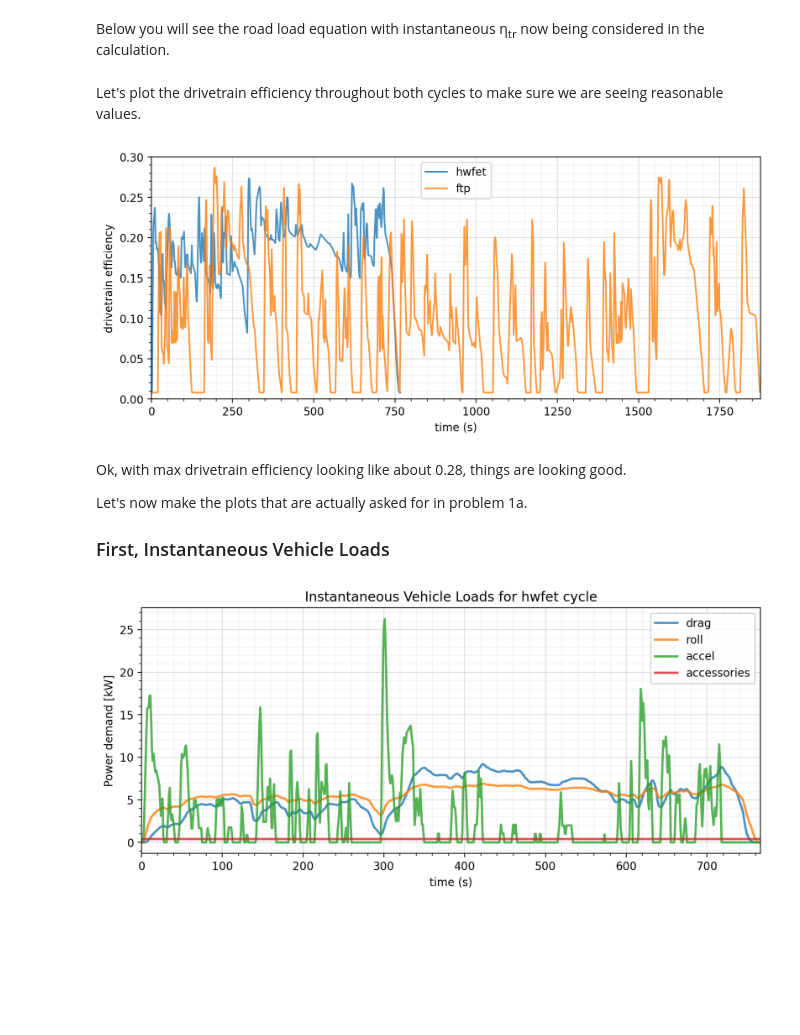
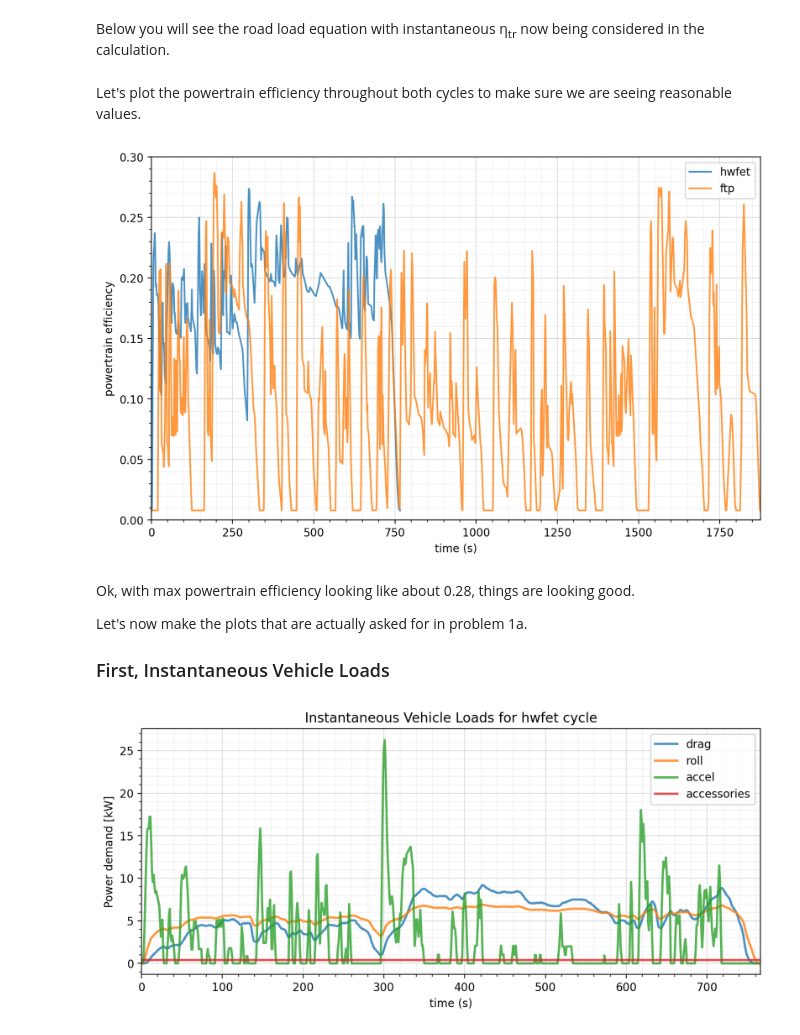
Before and after one commit to davvidbaker/aes-hw-s24, a Jupyter notebook: transportation/hw2.ipynb, the cells around one changed output. Drawn from its saved outputs; the diff is of its cells as text; code cells hidden in the pictures; blank space fills up the shorter version.

```diff
--- a/transportation/hw2.ipynb
+++ b/transportation/hw2.ipynb
@@ -271,27 +281,27 @@ for idx, speed in enumerate(cycle["mps"]):
 # %% [markdown]
-Let's plot the drivetrain efficiency throughout both cycles to make sure we are seeing reasonable values.
+Let's plot the powertrain efficiency throughout both cycles to make sure we are seeing reasonable values.
 # %%
 indices = np.argsort(t_0)
 t_0 = np.array(t_0)[indices]
 etas_0 = np.array(etas_0)[indices]
 
 indices = np.argsort(t_1)
 t_1 = np.array(t_1)[indices]
 etas_1 = np.array(etas_1)[indices]
 
-plt.figure(figsize=(10,4))
+plt.figure(figsize=(10, 6))
 plt.plot(t_0, etas_0, label=cycle["name"][0], alpha=0.8)
 plt.plot(t_1, etas_1, label=cycle["name"][1], alpha=0.8)
 plt.ylim(0, 0.3)
 plt.xlim(0, 1875)
 plt.xlabel("time (s)")
-plt.ylabel("drivetrain efficiency")
+plt.ylabel("powertrain efficiency")
 plt.legend()
 hw_utils.nice_grid(plt)
 # %% [output]
-[figure, old version]
+[figure, new version]
 # %% [markdown]
-Ok, with max drivetrain efficiency looking like about 0.28, things are looking good.
+Ok, with max powertrain efficiency looking like about 0.28, things are looking good.
 
 Let's now make the plots that are actually asked for in problem 1a.
 ### First, Instantaneous Vehicle Loads
```
Also changed, not shown: parts of 23 cells of this notebook, 2 other files.
